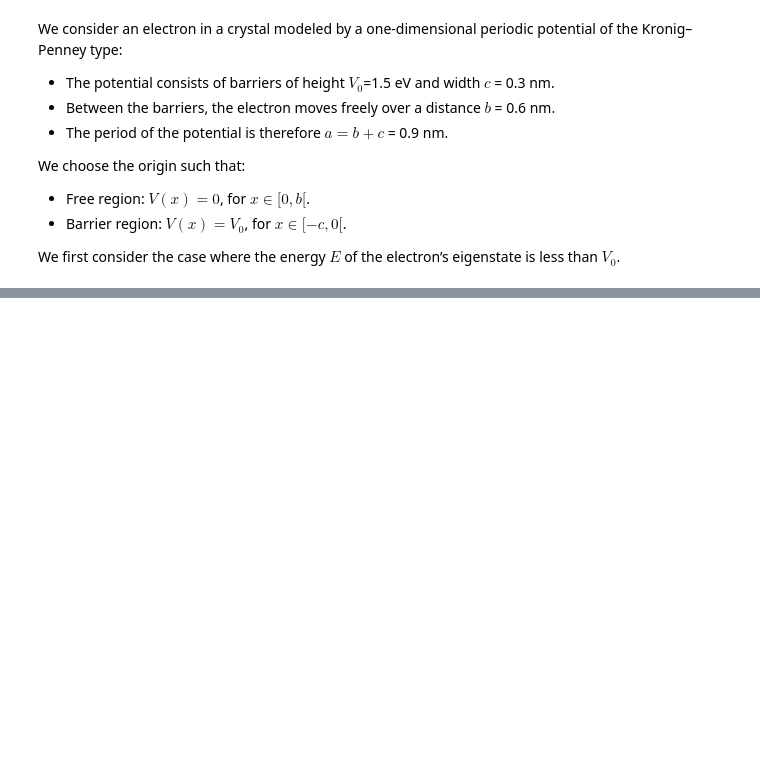
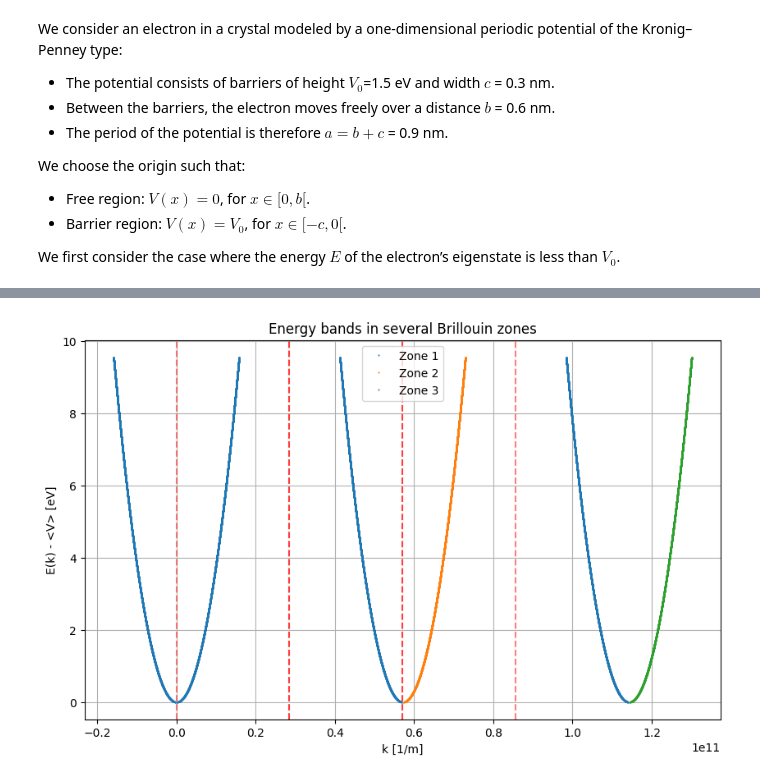
Before and after one commit to MariyaSV78/notebook_Model_Kronig-Penney, a Jupyter notebook: Model_Kronig-Penney.ipynb, the cells around one changed output, grey strips where cells are left out. Saved outputs shown, nothing was run; the diff lists cells and outputs as text; code cells hidden in the pictures; blank space fills up the shorter version.

```diff
--- a/Model_Kronig-Penney.ipynb
+++ b/Model_Kronig-Penney.ipynb
@@ -99,0 +659,72 @@ $$
+# %%
+import numpy as np
+import matplotlib.pyplot as plt
+
+# Constants
+hbar = 1.0545718e-34   # Reduced Planck constant [J·s]
+m = 9.10938356e-31     # Electron mass [kg]
+eV = 1.60218e-19       # 1 eV in Joules
+
+# Kronig-Penney parameters
+V0 = 5.0 * eV          # Barrier height [J]
+b = 1e-10              # Width of free region [m]
+c = 0.1e-10            # Width of barrier [m]
+a = b + c              # Lattice period
+
+# Energy range
+E_eV = np.linspace(0.01, 10, 5000)
+E = E_eV * eV
+
+# Initialize arrays
+cos_ka = np.zeros_like(E)
+
+# Compute cos(ka)
+for i, Ei in enumerate(E):
+    alpha = np.sqrt(2*m*Ei)/hbar
+    if Ei < V0:
+        beta = np.sqrt(2*m*(V0 - Ei))/hbar
+        cos_ka[i] = np.cos(alpha*b)*np.cosh(beta*c) - ((alpha**2 - beta**2)/(2*alpha*beta))*np.sin(alpha*b)*np.sinh(beta*c)
+    elif Ei > V0:
+        kappa = np.sqrt(2*m*(Ei - V0))/hbar
+        cos_ka[i] = np.cos(alpha*b)*np.cos(kappa*c) - ((alpha**2 + kappa**2)/(2*alpha*kappa))*np.sin(alpha*b)*np.sin(kappa*c)
+    else:  # Ei == V0
+        cos_ka[i] = np.cos(alpha*b) - 0.5*alpha*c*np.sin(alpha*b)
+
+# Allowed bands: |cos(ka)| <= 1
+allowed = np.abs(cos_ka) <= 1
+E_allowed = E[allowed]
+cos_ka_allowed = cos_ka[allowed]
+
+# First Brillouin zone: k ∈ [0, π/a]
+k_allowed = np.arccos(cos_ka_allowed)/a
+
+# Average potential
+V_avg = V0 * (c/a)
+
+# Number of zones to plot
+n_zones = 3
+
+plt.figure(figsize=(10,6))
+
+for n in range(n_zones):
+    # Shift k for each zone
+    k_zone = k_allowed + n * 2*np.pi/a
+    plt.plot(k_zone, E_allowed/eV - V_avg/eV, '.', markersize=1, label=f'Zone {n+1}')
+
+    # Mirror for negative k (optional, for extended zone scheme)
+    k_zone_neg = -k_allowed + n * 2*np.pi/a
+    plt.plot(k_zone_neg, E_allowed/eV - V_avg/eV, '.', markersize=1, color='C0')
+
+# Brillouin zone edges
+for n in range(n_zones):
+    plt.axvline(n*np.pi/a, color='r', linestyle='--', alpha=0.5)
+    plt.axvline((n+1)*np.pi/a, color='r', linestyle='--', alpha=0.5)
+
+plt.xlabel('k [1/m]')
+plt.ylabel('E(k) - <V> [eV]')
+plt.title('Energy bands in several Brillouin zones')
+plt.grid(True)
+plt.legend()
+plt.show()
+# %% [output]
+[figure, added]
```
Also changed, not shown: parts of 15 cells of this notebook, 4 other files.
